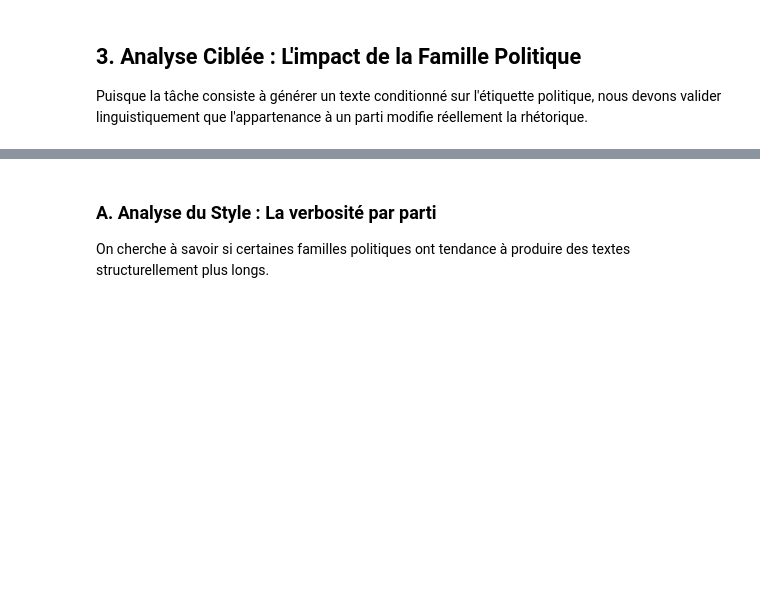
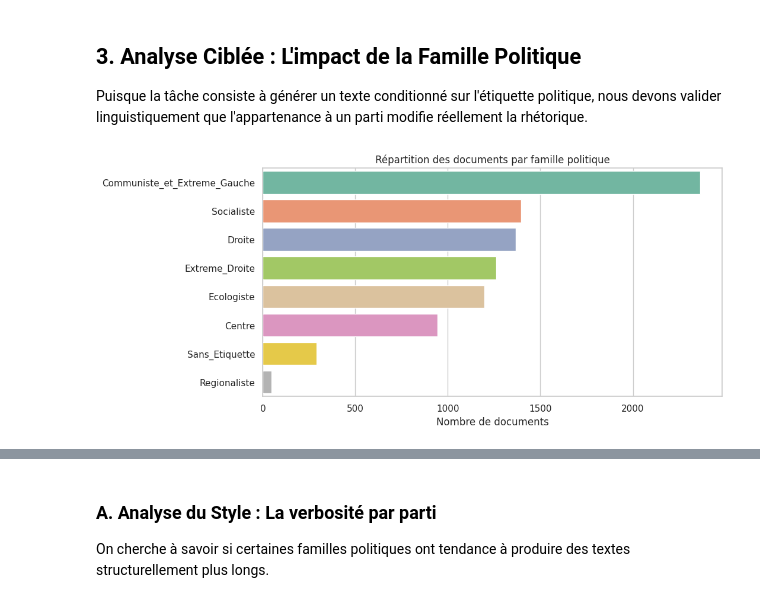
Before and after one commit to felixdechamps/projet-nlp-3A, a Jupyter notebook: eda_analysis.ipynb, the cells around one changed output, grey strips where cells are left out. Drawn from its saved outputs; the diff is of its cells as text; code cells hidden in the pictures; blank space fills up the shorter version.

```diff
--- a/eda_analysis.ipynb
+++ b/eda_analysis.ipynb
@@ -129,31 +142,33 @@ def normalize_party(soutien):
     s = str(soutien).lower().split(';')[0].strip()
     if any(x in s for x in ["front national", "fn", "extrême droite", "trop d'immigrés", "nationaliste", "royaliste", "action française", "forces nouvelles"]):
         return "Extreme_Droite"
     if any(x in s for x in ["communiste", "pcf", "lutte ouvrière", "lcr", "marxiste", "trotskyste", "parti des travailleurs", "rouge et vert", "psu", "parti socialiste unifié", "combat ouvrier", "alternative démocratie socialisme"]):
         return "Communiste_et_Extreme_Gauche"
     if any(x in s for x in ["écolog", "ecolog", "vert", "environnement", "amis de la terre", "nature et animaux", "biosphère"]) and "chasse" not in s:
         return "Ecologiste"
     if any(x in s for x in ["socialiste", "ps", "mrg", "radicaux de gauche", "majorité présidentielle", "gauche progressiste", "convention des institutions républicaines"]):
         return "Socialiste"
     if any(x in s for x in ["rpr", "rassemblement pour la république", "gaulliste", "cni", "indépendants et paysans", "parti républicain", "droite", "républicain indépendant", "mouvement pour la france"]):
         return "Droite"
     if any(x in s for x in ["udf", "union pour la démocratie française", "centre", "cds", "centriste", "démocratie chrétienne", "parti radical", "radicaux-socialistes", "réformateurs"]):
         return "Centre"
     if any(x in s for x in ["chasse", "cpnt", "rurale"]):
         return "Droite"
     if any(x in s for x in ["corse", "corsica", "kanak", "polynési", "breton", "emgann", "occitan", "catalan", "savoie", "abertzale", "guadeloup", "martiniqu", "indépendantiste", "taatiraa", "tahoeraa"]):
         return "Regionaliste"
     if any(x in s for x in ["sans étiquette", "apolitique", "hors des partis", "indépendant", "libre", "aucun parti", "sans appartenance"]):
         return "Sans_Etiquette"
     return "A_EXCLURE"
 
 df['famille_politique'] = df['soutien'].apply(normalize_party)
 df_cibled = df[df['famille_politique'] != "A_EXCLURE"].copy()
 
 plt.figure(figsize=(10, 5))
 order = df_cibled['famille_politique'].value_counts().index
-sns.countplot(data=df_cibled, y='famille_politique', order=order, palette='Set2')
+sns.countplot(data=df_cibled, y='famille_politique', hue='famille_politique', order=order, palette='Set2', legend=False)
 plt.title('Répartition des documents par famille politique')
 plt.xlabel('Nombre de documents')
 plt.ylabel('')
 plt.show()
+# %% [output]
+[figure, added]
```
Also changed, not shown: parts of 16 cells of this notebook, 4 other files.
